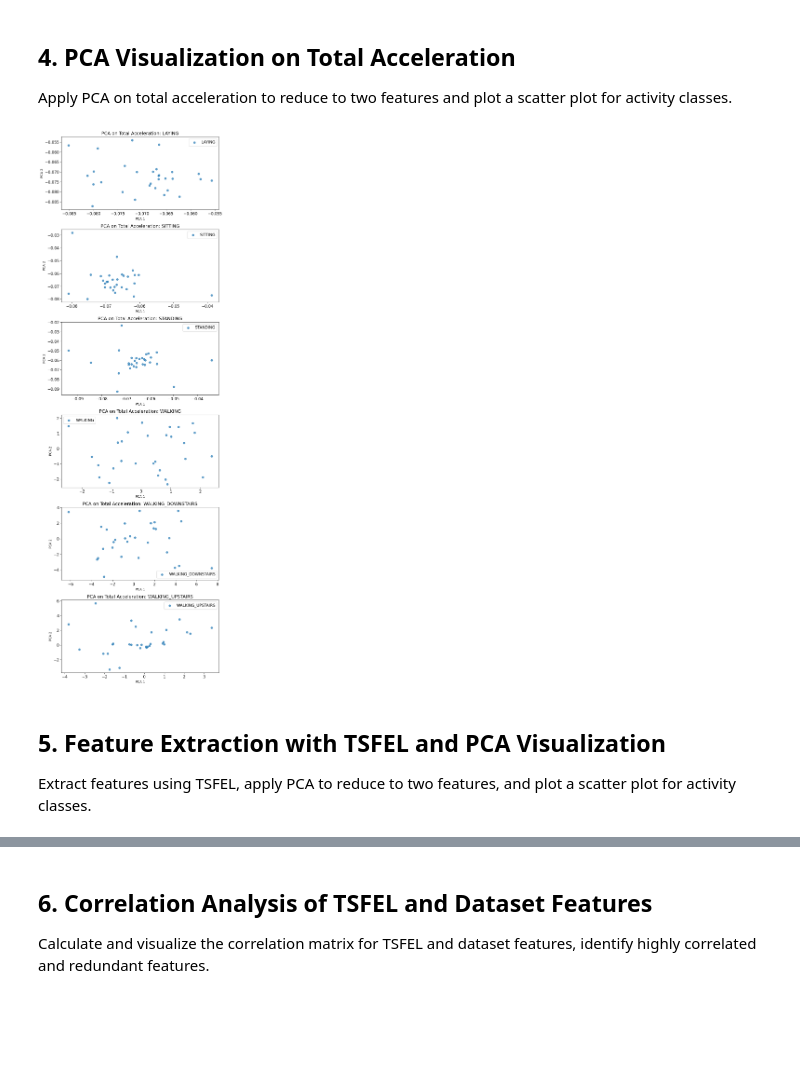
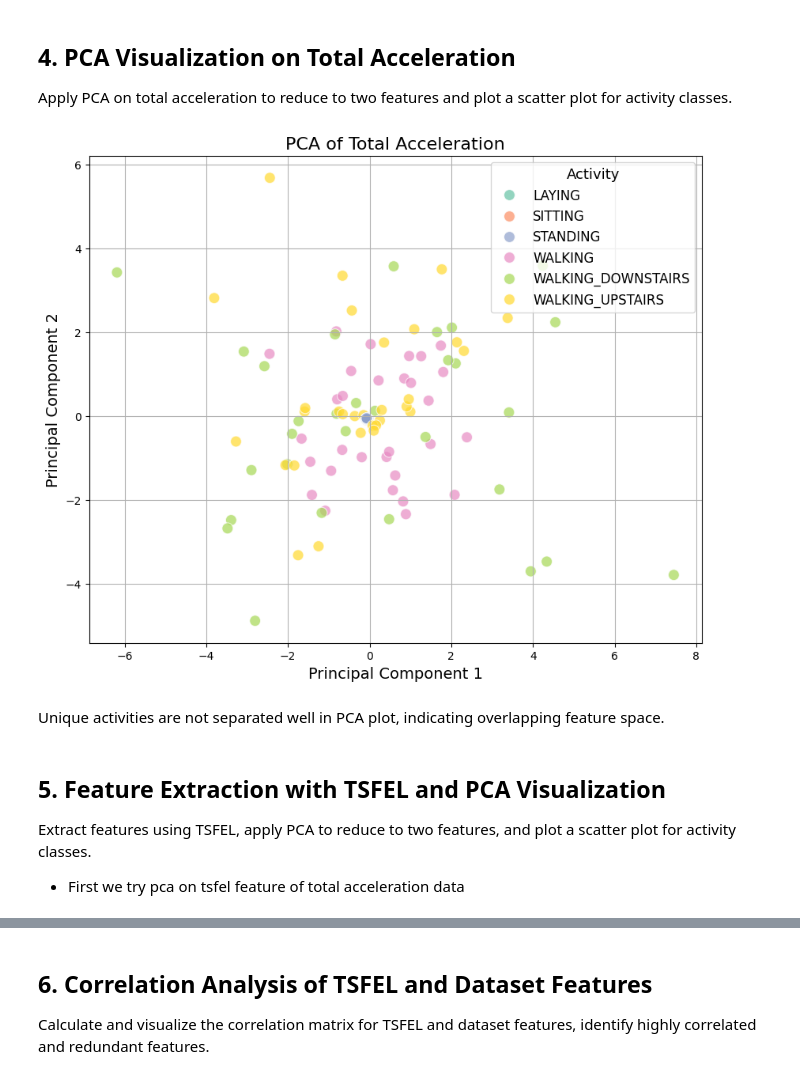
Before and after one commit to hem436/Mtech, a Jupyter notebook: Machine Learning/es335-25-fall-assignment-1/Answer_HAR/HAR_EDA.ipynb, the cells around one changed output, grey strips where cells are left out. Drawn from its saved outputs; the diff is of its cells as text; code cells hidden in the pictures; blank space fills up the shorter version.

```diff
--- a/Machine Learning/es335-25-fall-assignment-1/Answer_HAR/HAR_EDA.ipynb
+++ b/Machine Learning/es335-25-fall-assignment-1/Answer_HAR/HAR_EDA.ipynb
@@ -131,41 +131,39 @@ Apply PCA on total acceleration to reduce to two features and plot a scatter plo
 # %%
 # Prepare total acceleration features for PCA
 X_total_acc = []
 y_labels = []
 for idx, row in df.iterrows():
     acc_x = row['acc_x']
     acc_y = row['acc_y']
     acc_z = row['acc_z']
     total_acc = (acc_x**2 + acc_y**2 + acc_z**2)**0.5
     X_total_acc.append(total_acc)
     y_labels.append(row['activity'])
 X_total_acc = np.array(X_total_acc)
 df['total_acc'] = list(X_total_acc)
 # Apply PCA
 pca = PCA(n_components=2)
 X_pca = pca.fit_transform(X_total_acc)
 
-# Plot vertically stacked scatter plots for each activity
-activity_classes = np.unique(y_labels)
-fig, axes = plt.subplots(len(activity_classes), 1, figsize=(8, 4 * len(activity_classes)))
-if len(activity_classes) == 1:
-    axes = [axes]
-for i, activity in enumerate(activity_classes):
-    idxs = [j for j, a in enumerate(y_labels) if a == activity]
-    axes[i].scatter(X_pca[idxs, 0], X_pca[idxs, 1], label=activity, alpha=0.7)
-    axes[i].set_title(f'PCA on Total Acceleration: {activity}', fontsize=14)
-    axes[i].set_xlabel('PCA 1')
-    axes[i].set_ylabel('PCA 2')
-    axes[i].legend(fontsize=12)
-    axes[i].tick_params(axis='both', labelsize=12)
-plt.tight_layout()
+# Plot pcaa results
+plt.figure(figsize=(10, 8))
+sns.scatterplot(x=X_pca[:, 0], y=X_pca[:, 1], hue=y_labels, palette='Set2', s=100, alpha=0.7)
+plt.title('PCA of Total Acceleration', fontsize=16)
+plt.xlabel('Principal Component 1', fontsize=14)
+plt.ylabel('Principal Component 2', fontsize=14)
+plt.legend(title='Activity', fontsize=12, title_fontsize=13)
+plt.grid(True)
 plt.show()
 # %% [output]
-[figure, old version]
+[figure, new version]
+# %% [markdown]
+ Unique activities are not separated well in PCA plot, indicating overlapping feature space.
 # %% [markdown]
 ## 5. Feature Extraction with TSFEL and PCA Visualization
 
 Extract features using TSFEL, apply PCA to reduce to two features, and plot a scatter plot for activity classes.
+
+- First we try pca on tsfel feature of total acceleration data
 # %%
 # Install TSFEL if not already installed
 try:
```
Also changed, not shown: parts of 19 cells of this notebook, 5 other files.
